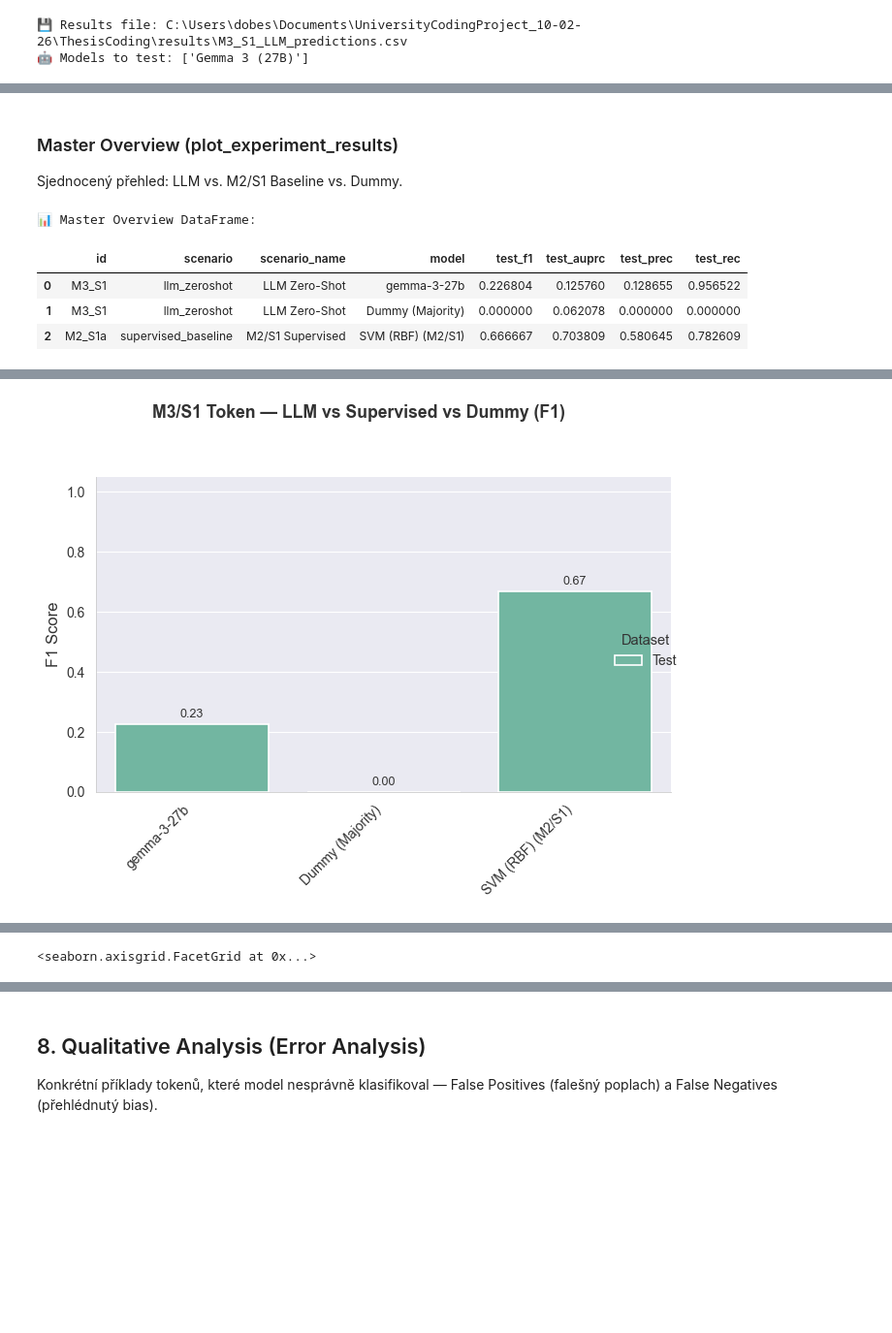
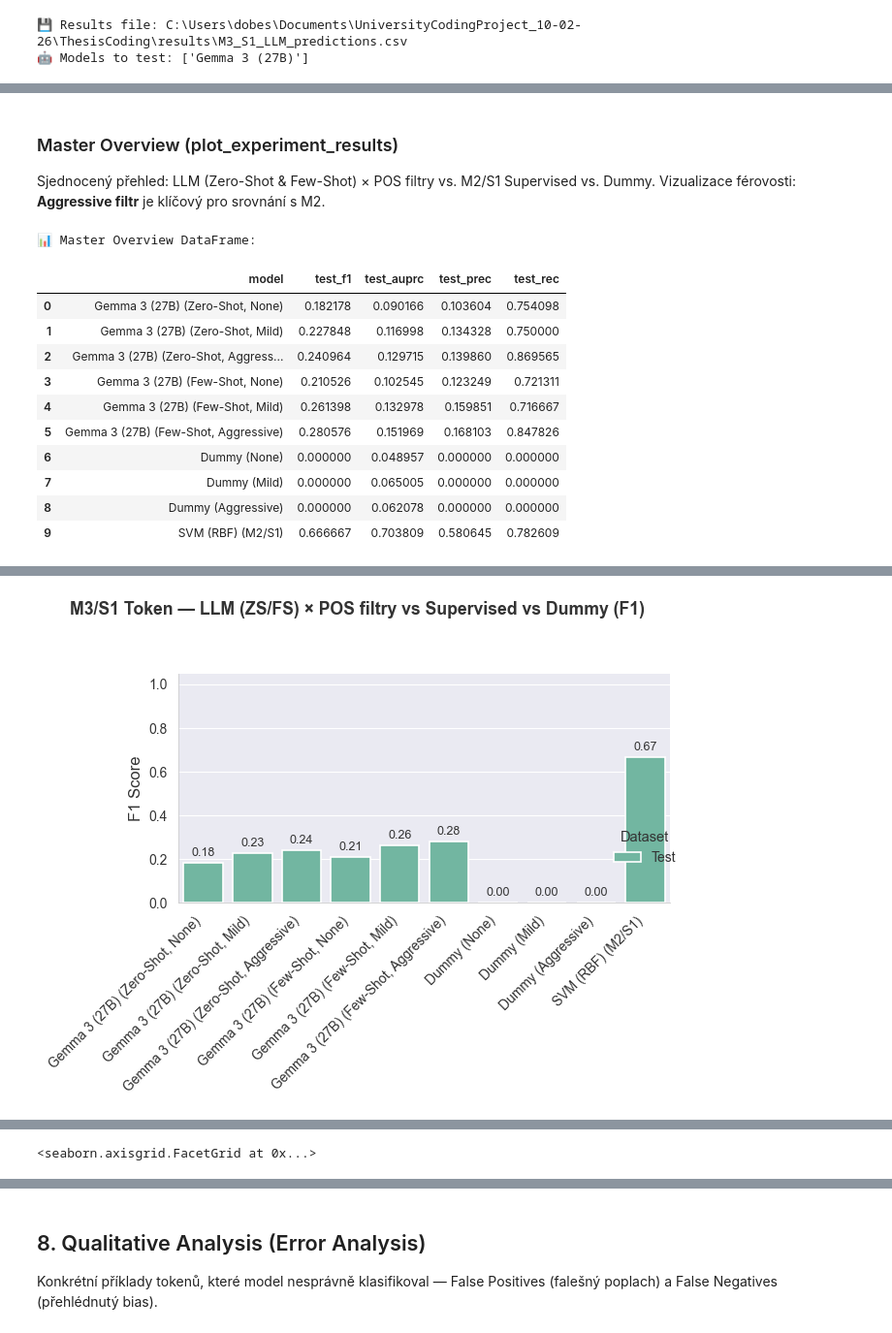
Before and after one commit to Dobes-Michal-Tobias/ThesisCoding, a Jupyter notebook: notebooks/08_M3_S1_LLM_Benchmark_Token.ipynb, the cells around one changed output, grey strips where cells are left out. Shown at 97% size. Saved outputs shown, nothing was run; the diff lists cells and outputs as text; code cells hidden in the pictures; blank space fills up the shorter version.

```diff
--- a/notebooks/08_M3_S1_LLM_Benchmark_Token.ipynb
+++ b/notebooks/08_M3_S1_LLM_Benchmark_Token.ipynb
@@ -62,9 +68,9 @@ Metadata obsahují sloupce `form` (token), `sentence_id`, `document_id`, `pos`.
 # %%
-# Načtení Baseline scénáře (S1a) na token úrovni
+# Načtení Baseline scénáře (S1a) na token úrovni — VŠECHNY POS tagy
 data = data_splitting.get_train_val_test_splits(
     scenario='baseline',
     level='token',
-    filter_type='aggressive',
+    filter_type='none',  # Všechny tokeny — post-hoc filtrace v evaluaci
     random_state=42
 )
 
@@ -76,9 +82,10 @@ df_test['true_label'] = data['y_test']
 sentence_texts = df_test.groupby('sentence_id')['form'].apply(lambda x: ' '.join(x)).to_dict()
 df_test['sentence_context'] = df_test['sentence_id'].map(sentence_texts)
 
-print(f"\U0001f4ca Test Set Size: {len(df_test)} tokens")
+print(f"📊 Test Set Size: {len(df_test)} tokens (all POS)")
 print(f"   Unique sentences: {df_test['sentence_id'].nunique()}")
 print(f"   Label distribution: L0={sum(df_test['true_label']==0)}, L1={sum(df_test['true_label']==1)}")
 print(f"   Ratio: {sum(df_test['true_label']==0)/max(sum(df_test['true_label']==1),1):.1f}:1")
+print(f"   POS tags present: {sorted(df_test['pos'].unique())}")
 display(df_test.head(5))
 # %% [output]
@@ -122,6 +130,12 @@ RESULTS_FILE = config.RESULTS_DIR / "M3_S1_LLM_predictions.csv"
 
 print(f"\U0001f4be Results file: {RESULTS_FILE}")
 print(f"\U0001f916 Models to test: {[m['display_name'] for m in MODELS_TO_TEST]}")
+
+
+# ==========================================================
+# Definice strategií
+# ==========================================================
+PROMPT_STRATEGIES = ['zeroshot', 'fewshot']
 # %% [output]
 💾 Results file: C:\Users\dobes\Documents\UniversityCodingProject_10-02-26\ThesisCoding\results\M3_S1_LLM_predictions.csv
 🤖 Models to test: ['Gemma 3 (27B)']
@@ -348,54 +537,69 @@ except Exception as e:
 # %% [markdown]
 ### Master Overview (plot_experiment_results)
 
-Sjednocený přehled: LLM vs. M2/S1 Baseline vs. Dummy.
+Sjednocený přehled: LLM (Zero-Shot & Few-Shot) × POS filtry vs. M2/S1 Supervised vs. Dummy.
+Vizualizace férovosti: **Aggressive filtr** je klíčový pro srovnání s M2.
 # %%
+# ==========================================
 # Sestavení sjednoceného DataFrame pro plot_experiment_results
-# Potřebujeme sloupce: model, test_f1, test_auprc, id/scenario
-
+# ==========================================
 rows = []
 
-# LLM metriky
+# LLM metriky (všechny kombinace strategie × filtr)
 for _, row in df_llm_metrics.iterrows():
     rows.append({
-        'id': 'M3_S1', 'scenario': 'llm_zeroshot', 'scenario_name': 'LLM Zero-Shot',
+        'id': 'M3_S1',
+        'scenario': f"{row.get('strategy', 'unknown')}_{row.get('filter', 'unknown')}",
+        'scenario_name': f"{row.get('strategy', '').title()} ({row.get('filter', '').title()})",
         'model': row['model'],
         'test_f1': row['f1'], 'test_auprc': row['auprc'],
         'test_prec': row['precision'], 'test_rec': row['recall'],
     })
 
-# M2/S1 Baseline nejlepší model
-try:
-    best = df_m2_best.iloc[0]
-    rows.append({
-        'id': 'M2_S1a', 'scenario': 'supervised_baseline', 'scenario_name': 'M2/S1 Supervised',
-        'model': f"{best['model']} (M2/S1)",
-        'test_f1': best['test_f1'], 'test_auprc': best['test_auprc'],
-        'test_prec': best['test_prec'], 'test_rec': best['test_rec'],
-    })
-except:
-    print("\u26a0\ufe0f M2/S1 data not available for master plot.")
+# M2/S1 Baseline nejlepší model (aggressive filtr)
+if df_m2_best is not None:
+    try:
+        best = df_m2_best.iloc[0]
+        rows.append({
+            'id': 'M2_S1a',
+            'scenario': 'supervised_aggressive',
+            'scenario_name': 'M2 Supervised (Aggressive)',
+            'model': f"{best['model']} (M2/S1)",
+            'test_f1': best['test_f1'], 'test_auprc': best['test_auprc'],
+            'test_prec': best['test_prec'], 'test_rec': best['test_rec'],
+        })
+    except Exception as e:
+        print(f"⚠️ M2/S1 data not available: {e}")
 
 df_overview = pd.DataFrame(rows)
 
-print("\U0001f4ca Master Overview DataFrame:")
-display(df_overview)
+print("📊 Master Overview DataFrame:")
+display(df_overview[['model', 'test_f1', 'test_auprc', 'test_prec', 'test_rec']])
 
-# Vykreslení
+# ==========================================
+# Vykreslení F1 a AUPRC
+# ==========================================
 visualization.plot_experiment_results(
     df_overview, metric='f1', facet_col=None,
-    title_prefix="M3/S1 Token — LLM vs Supervised vs Dummy",
+    title_prefix="M3/S1 Token — LLM (ZS/FS) × POS filtry vs Supervised vs Dummy",
     save_path=config.RESULTS_DIR / "M3_S1_experiment_overview_f1.png"
 )
 
 visualization.plot_experiment_results(
     df_overview, metric='auprc', facet_col=None,
-    title_prefix="M3/S1 Token — LLM vs Supervised vs Dummy",
+    title_prefix="M3/S1 Token — LLM (ZS/FS) × POS filtry vs Supervised vs Dummy",
     save_path=config.RESULTS_DIR / "M3_S1_experiment_overview_auprc.png"
 )
 # %% [output]
 📊 Master Overview DataFrame:
-|  | id | scenario | scenario_name | model | test_f1 | test_auprc | test_prec | test_rec |
-| 0 | M3_S1 | llm_zeroshot | LLM Zero-Shot | gemma-3-27b | 0.226804 | 0.125760 | 0.128655 | 0.956522 |
-| 1 | M3_S1 | llm_zeroshot | LLM Zero-Shot | Dummy (Majority) | 0.000000 | 0.062078 | 0.000000 | 0.000000 |
-| 2 | M2_S1a | supervised_baseline | M2/S1 Supervised | SVM (RBF) (M2/S1) | 0.666667 | 0.703809 | 0.580645 | 0.782609 |
+|  | model | test_f1 | test_auprc | test_prec | test_rec |
+| 0 | Gemma 3 (27B) (Zero-Shot, None) | 0.182178 | 0.090166 | 0.103604 | 0.754098 |
+| 1 | Gemma 3 (27B) (Zero-Shot, Mild) | 0.227848 | 0.116998 | 0.134328 | 0.750000 |
+| 2 | Gemma 3 (27B) (Zero-Shot, Aggress... | 0.240964 | 0.129715 | 0.139860 | 0.869565 |
+| 3 | Gemma 3 (27B) (Few-Shot, None) | 0.210526 | 0.102545 | 0.123249 | 0.721311 |
+| 4 | Gemma 3 (27B) (Few-Shot, Mild) | 0.261398 | 0.132978 | 0.159851 | 0.716667 |
+| 5 | Gemma 3 (27B) (Few-Shot, Aggressive) | 0.280576 | 0.151969 | 0.168103 | 0.847826 |
+| 6 | Dummy (None) | 0.000000 | 0.048957 | 0.000000 | 0.000000 |
+| 7 | Dummy (Mild) | 0.000000 | 0.065005 | 0.000000 | 0.000000 |
+| 8 | Dummy (Aggressive) | 0.000000 | 0.062078 | 0.000000 | 0.000000 |
+| 9 | SVM (RBF) (M2/S1) | 0.666667 | 0.703809 | 0.580645 | 0.782609 |
@@ -403 +607 @@ visualization.plot_experiment_results(
-[figure, old version]
+[figure, new version]
```
Also changed, not shown: parts of 16 cells of this notebook, 17 other files.
